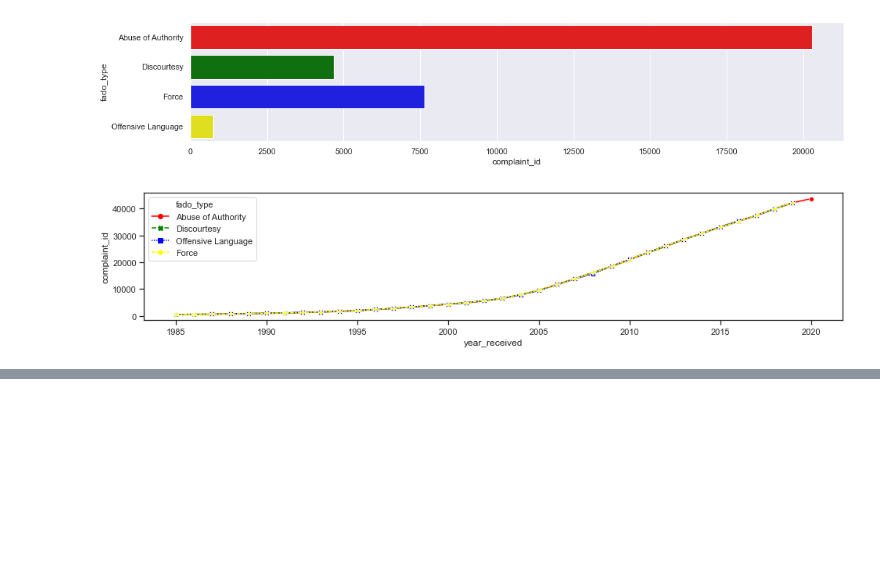
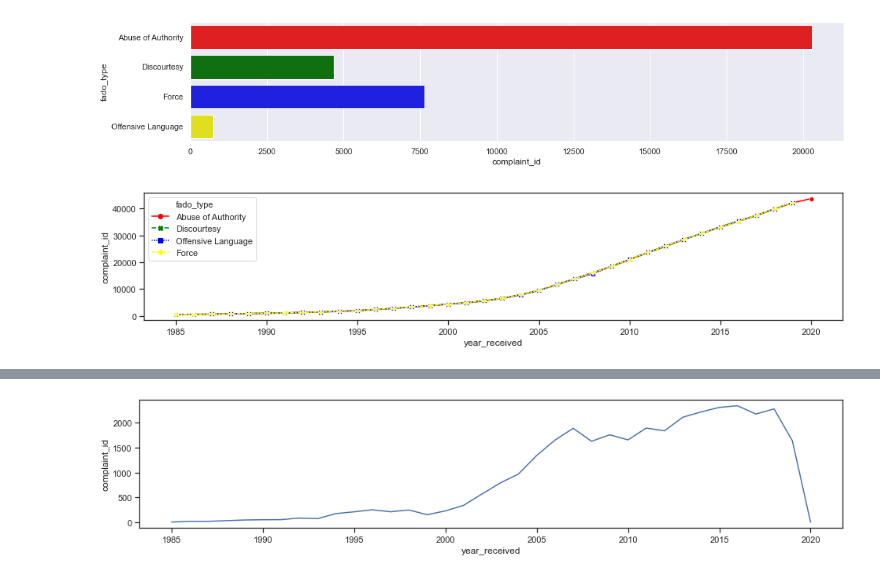
Before and after one commit to jon-ayala/NYPD_CIVILIAN_COMPLAINTS, a Jupyter notebook: CCRB-Complaint_Data_202007261025/NYPD Civilian Complaints.ipynb, the cells around one changed output, grey strips where cells are left out. Saved outputs shown, nothing was run; the diff lists cells and outputs as text; code cells hidden in the pictures; blank space fills up the shorter version.

```diff
--- a/CCRB-Complaint_Data_202007261025/NYPD Civilian Complaints.ipynb
+++ b/CCRB-Complaint_Data_202007261025/NYPD Civilian Complaints.ipynb
@@ -150,0 +186,8 @@ ax = sns.lineplot(x = 'year_received', y = 'complaint_id', data = df, style = 'f
+# %%
+# Complaints by year
+cp_by_yr = df.groupby(['year_received'])['complaint_id'].count().reset_index()
+# cp_by_yr
+
+ax = sns.lineplot(x = 'year_received', y = 'complaint_id', data = cp_by_yr)
+# %% [output]
+[figure, added]
```
Also changed, not shown: parts of 10 cells of this notebook, 2 other files.
